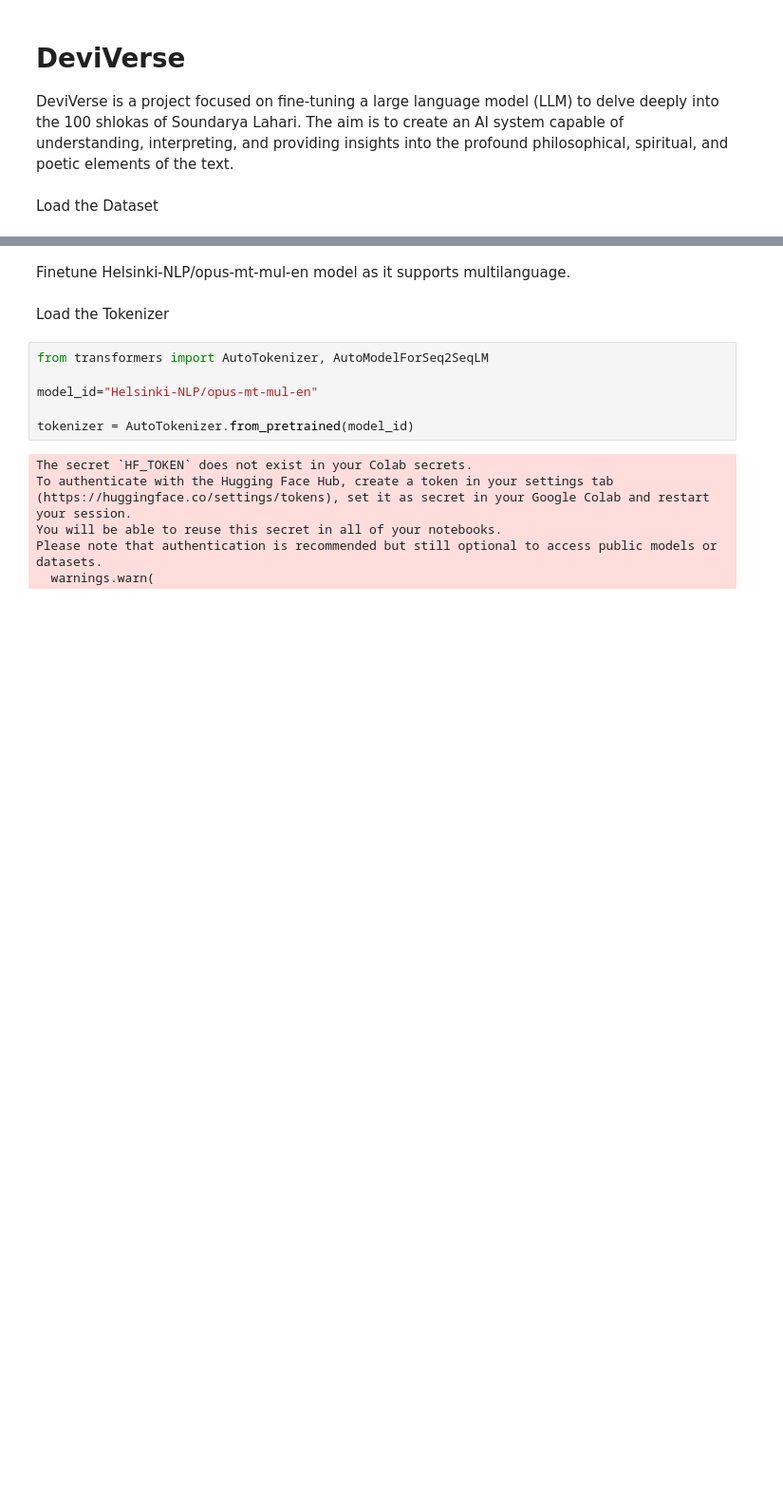
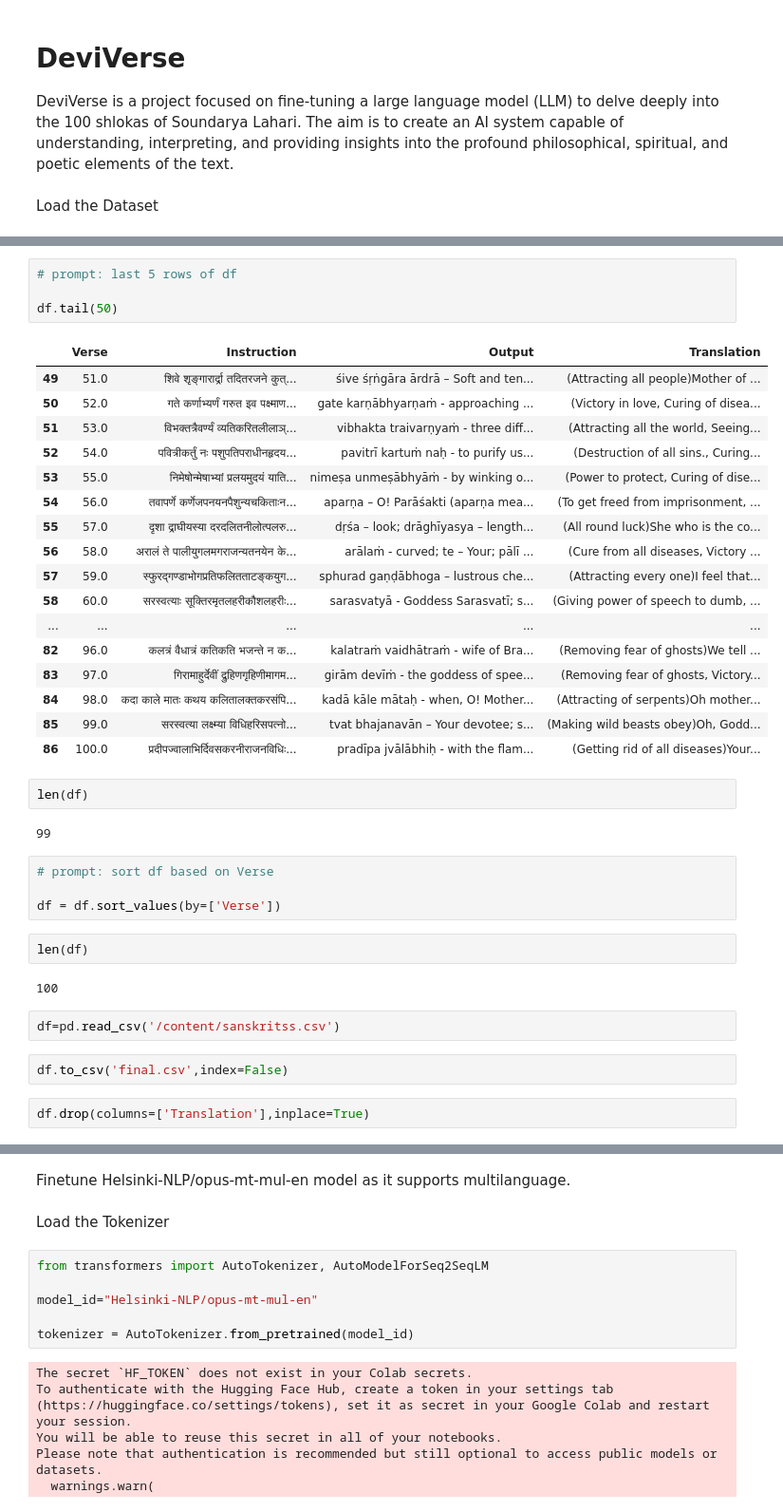
Before and after one commit to psyuktha/DeviVerse, a Jupyter notebook: DeviVerse_update.ipynb, the cells around one changed output, grey strips where cells are left out. Shown at 95% size. Saved outputs shown, nothing was run; the diff lists cells and outputs as text; blank space fills up the shorter version.

```diff
--- a/DeviVerse_update.ipynb
+++ b/DeviVerse_update.ipynb
@@ -56,0 +228,40 @@ df.head()
+# %%
+# prompt: last 5 rows of df
+
+df.tail(50)
+# %% [output]
+|  | Verse | Instruction | Output | Translation |
+| 49 | 51.0 | शिवे शृङ्गारार्द्रा तदितरजने कुत्... | śive śṛṅgāra ārdrā – Soft and ten... | (Attracting all people)Mother of ... |
+| 50 | 52.0 | गते कर्णाभ्यर्णं गरुत इव पक्ष्माण... | gate karṇābhyarṇaṁ - approaching ... | (Victory in love, Curing of disea... |
+| 51 | 53.0 | विभक्तत्रैवर्ण्यं व्यतिकरितलीलाञ्... | vibhakta traivarṇyaṁ - three diff... | (Attracting all the world, Seeing... |
+| 52 | 54.0 | पवित्रीकर्तुं नः पशुपतिपराधीनहृदय... | pavitrī kartuṁ naḥ - to purify us... | (Destruction of all sins., Curing... |
+| 53 | 55.0 | निमेषोन्मेषाभ्यां प्रलयमुदयं याति... | nimeṣa unmeṣābhyāṁ - by winking o... | (Power to protect, Curing of dise... |
+| 54 | 56.0 | तवापर्णे कर्णेजपनयनपैशुन्यचकिताःन... | aparṇa – O! Parāśakti (aparṇa mea... | (To get freed from imprisonment, ... |
+| 55 | 57.0 | दृशा द्राघीयस्या दरदलितनीलोत्पलरु... | dṛśa – look; drāghīyasya – length... | (All round luck)She who is the co... |
+| 56 | 58.0 | अरालं ते पालीयुगलमगराजन्यतनयेन के... | arālaṁ - curved; te – Your; pālī ... | (Cure from all diseases, Victory ... |
+| 57 | 59.0 | स्फुरद्गण्डाभोगप्रतिफलितताटङ्कयुग... | sphurad gaṇḍābhoga – lustrous che... | (Attracting every one)I feel that... |
+| 58 | 60.0 | सरस्वत्याः सूक्तिरमृतलहरीकौशलहरीः... | sarasvatyā - Goddess Sarasvatī; s... | (Giving power of speech to dumb, ... |
+| ... | ... | ... | ... | ... |
+| 82 | 96.0 | कलत्रं वैधात्रं कतिकति भजन्ते न क... | kalatraṁ vaidhātraṁ - wife of Bra... | (Removing fear of ghosts)We tell ... |
+| 83 | 97.0 | गिरामाहुर्देवीं द्रुहिणगृहिणीमागम... | girām devīṁ - the goddess of spee... | (Removing fear of ghosts, Victory... |
+| 84 | 98.0 | कदा काले मातः कथय कलितालक्तकरसंपि... | kadā kāle mātaḥ - when, O! Mother... | (Attracting of serpents)Oh mother... |
+| 85 | 99.0 | सरस्वत्या लक्ष्म्या विधिहरिसपत्नो... | tvat bhajanavān – Your devotee; s... | (Making wild beasts obey)Oh, Godd... |
+| 86 | 100.0 | प्रदीपज्वालाभिर्दिवसकरनीराजनविधिः... | pradīpa jvālābhiḥ - with the flam... | (Getting rid of all diseases)Your... |
+# %%
+len(df)
+# %% [output]
+99
+# %%
+# prompt: sort df based on Verse
+
+df = df.sort_values(by=['Verse'])
+# %%
+len(df)
+# %% [output]
+100
+# %%
+df=pd.read_csv('/content/sanskritss.csv')
+# %%
+df.to_csv('final.csv',index=False)
+# %%
+df.drop(columns=['Translation'],inplace=True)
```
Also changed, not shown: parts of 52 cells of this notebook.
